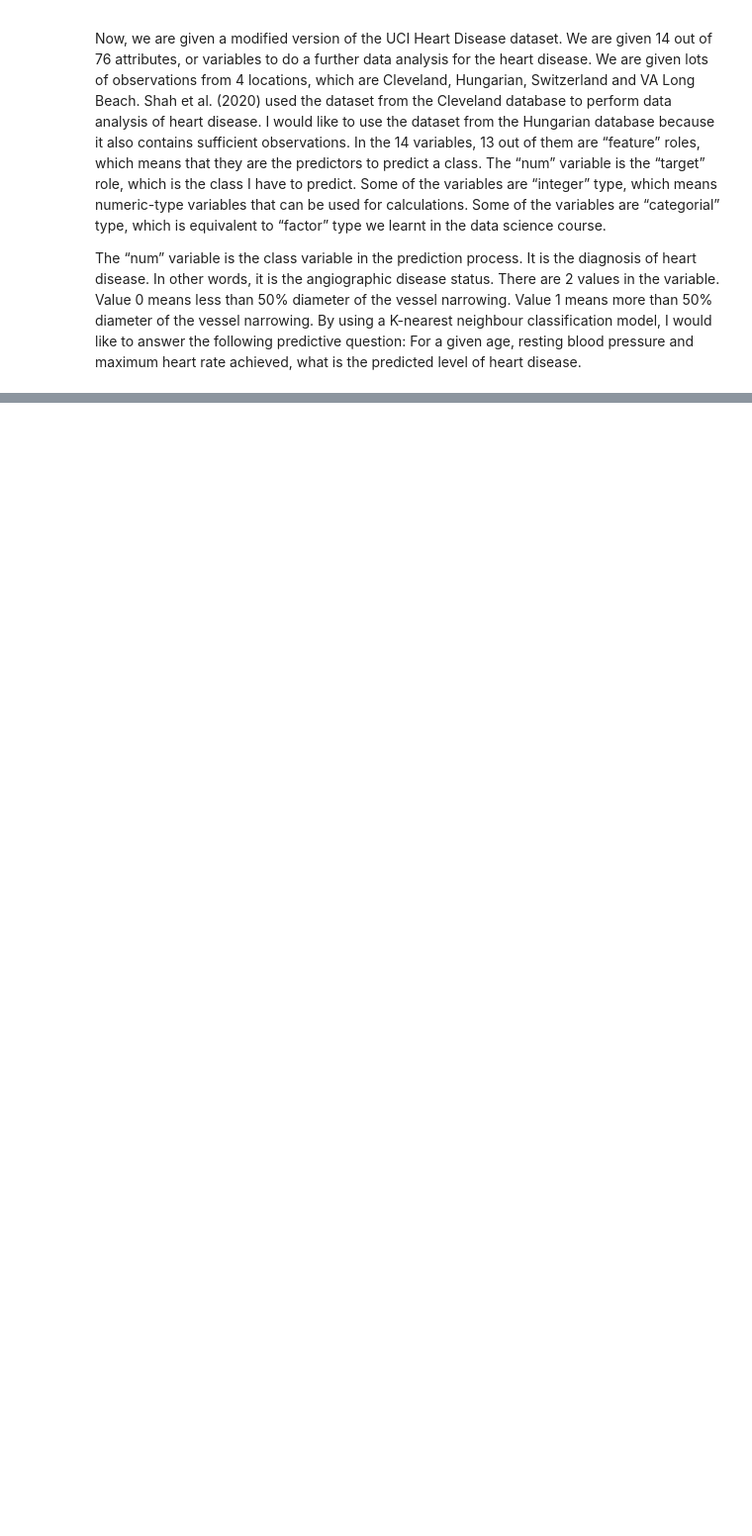
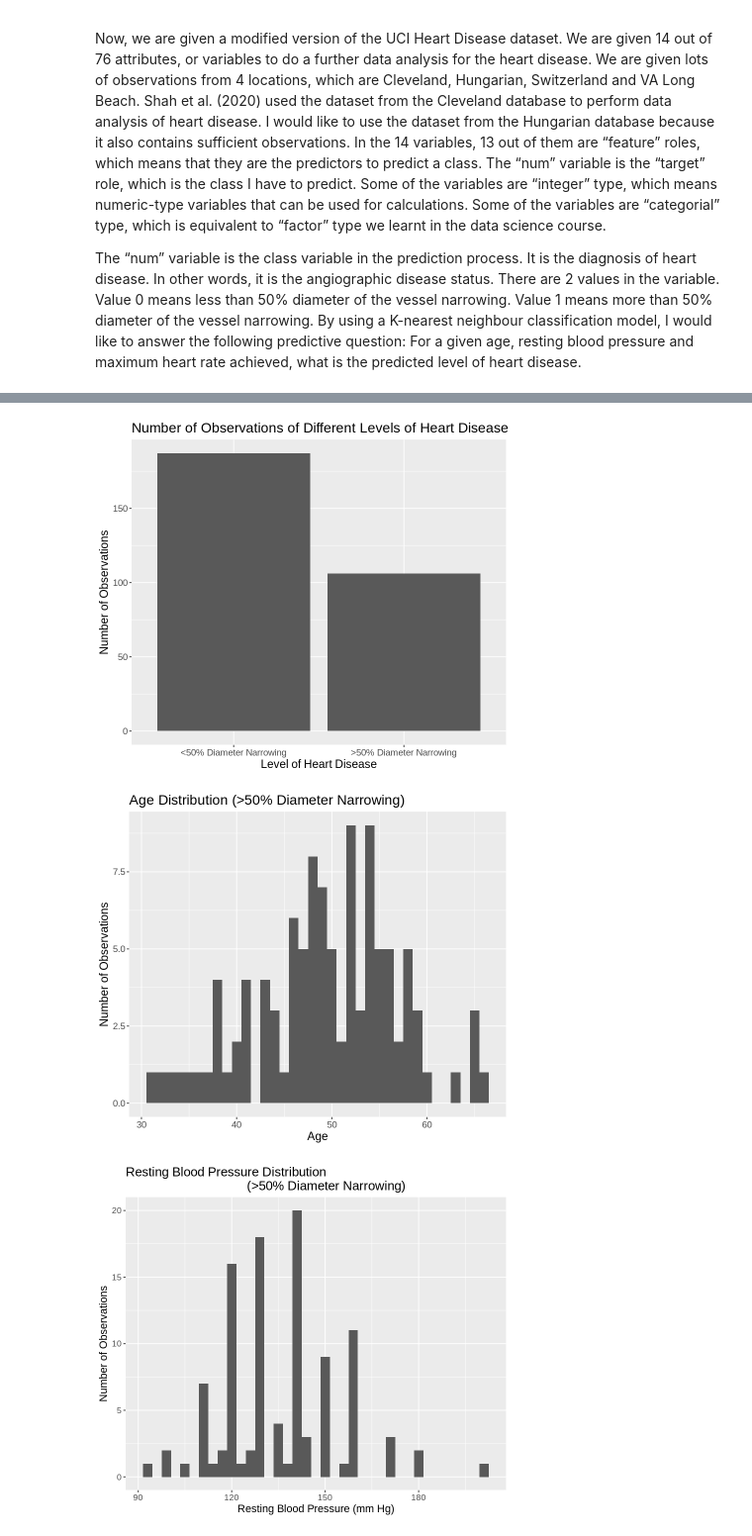
Before and after one commit to stevenlu0830/dsci-100-2024-s1-project, a Jupyter notebook: Project Report.ipynb, the cells around one changed output, grey strips where cells are left out. Shown at 99% size. Cells and saved outputs as stored; diff of their text form; code cells hidden in the pictures; blank space fills up the shorter version.

```diff
--- a/Project Report.ipynb
+++ b/Project Report.ipynb
@@ -26,0 +121,3 @@ Soni, J., Ansari, U., Sharma, D. & Soni, S. (2011). Predictive Data Mining For M
+# %%
+hungarian <- hungarian_clean |> select(trestbps, thalach, num, age)
+hungarian
@@ -26,0 +139,15 @@ Soni, J., Ansari, U., Sharma, D. & Soni, S. (2011). Predictive Data Mining For M
+# %%
+hungarian_countclass <- hungarian |>
+                        group_by(num) |>
+                        summarize(count = n())
+hungarian_countclass
+
+hungarian_classstat <- hungarian |>
+                        group_by(num) |>
+                        summarize(mean_trestbps = mean(trestbps, na.rm = TRUE),
+                                  mean_thalach = mean(thalach, na.rm = TRUE),
+                                  mean_age = mean(age, na.rm = TRUE),
+                                  median_trestbps = median(trestbps, na.rm = TRUE),
+                                  median_thalach = median(thalach, na.rm = TRUE),
+                                  median_age = median(age, na.rm = TRUE))
+hungarian_classstat
@@ -26,0 +171,38 @@ Soni, J., Ansari, U., Sharma, D. & Soni, S. (2011). Predictive Data Mining For M
+# %%
+options(repr.plot.width = 7, repr.plot.height = 6)
+
+hungarian_countclass_plot <- ggplot(hungarian_countclass, aes(x = num, y = count)) +
+                             geom_bar(stat = "identity") +
+                             labs(x = "Level of Heart Disease", y = "Number of Observations",
+                                  title = "Number of Observations of Different Levels of Heart Disease") +
+                             theme(text = element_text(size = 14))
+hungarian_countclass_plot
+
+hungarian_morethan50 <- filter(hungarian, num == ">50% Diameter Narrowing")
+
+hungarian_ageplot <- ggplot(hungarian_morethan50, aes(x = age)) +
+                     geom_histogram(binwidth = 1.0) +
+                     labs(x = "Age", y = "Number of Observations",
+                          title = "Age Distribution (>50% Diameter Narrowing)") +
+                     theme(text = element_text(size = 14))
+hungarian_ageplot
+
+hungarian_trestbpsplot <- ggplot(hungarian_morethan50, aes(x = trestbps)) +
+                     geom_histogram(binwidth = 3.0) +
+                     labs(x = "Resting Blood Pressure (mm Hg)", y = "Number of Observations",
+                          title = "Resting Blood Pressure Distribution
+                                   (>50% Diameter Narrowing)") +
+                     theme(text = element_text(size = 13))
+hungarian_trestbpsplot
+
+hungarian_thalachplot <- ggplot(hungarian_morethan50, aes(x = thalach)) +
+                     geom_histogram(binwidth = 3.0) +
+                     labs(x = "Maximum Heart Rate Achieved", y = "Number of Observations",
+                          title = "Maximum Heart Rate Achieved Distribution
+                                   (>50% Diameter Narrowing)") +
+                     theme(text = element_text(size = 13))
+hungarian_thalachplot
+# %% [output]
+[figure, added]
+[figure, added]
+[figure, added]
```
Also changed, not shown: parts of 27 cells of this notebook.
